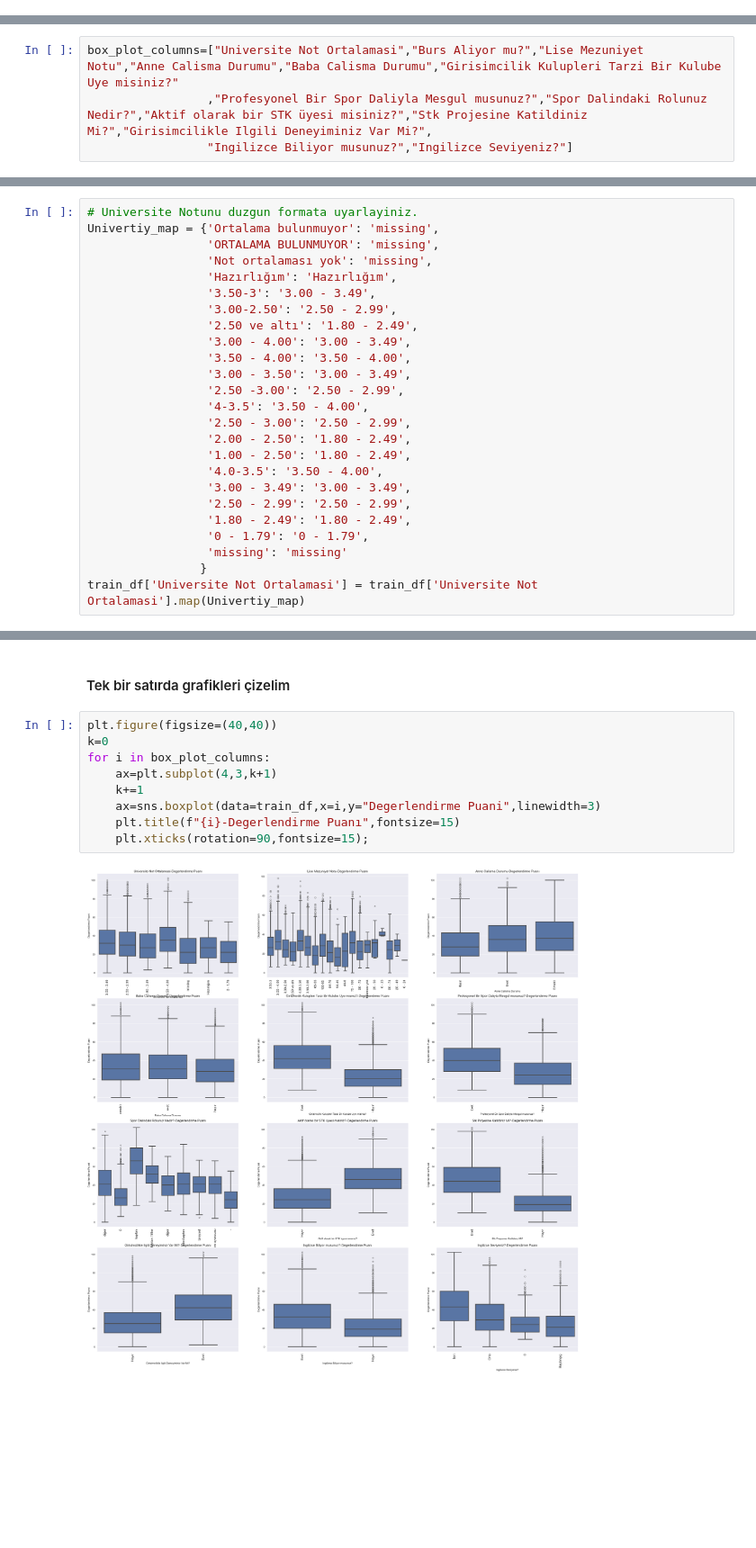
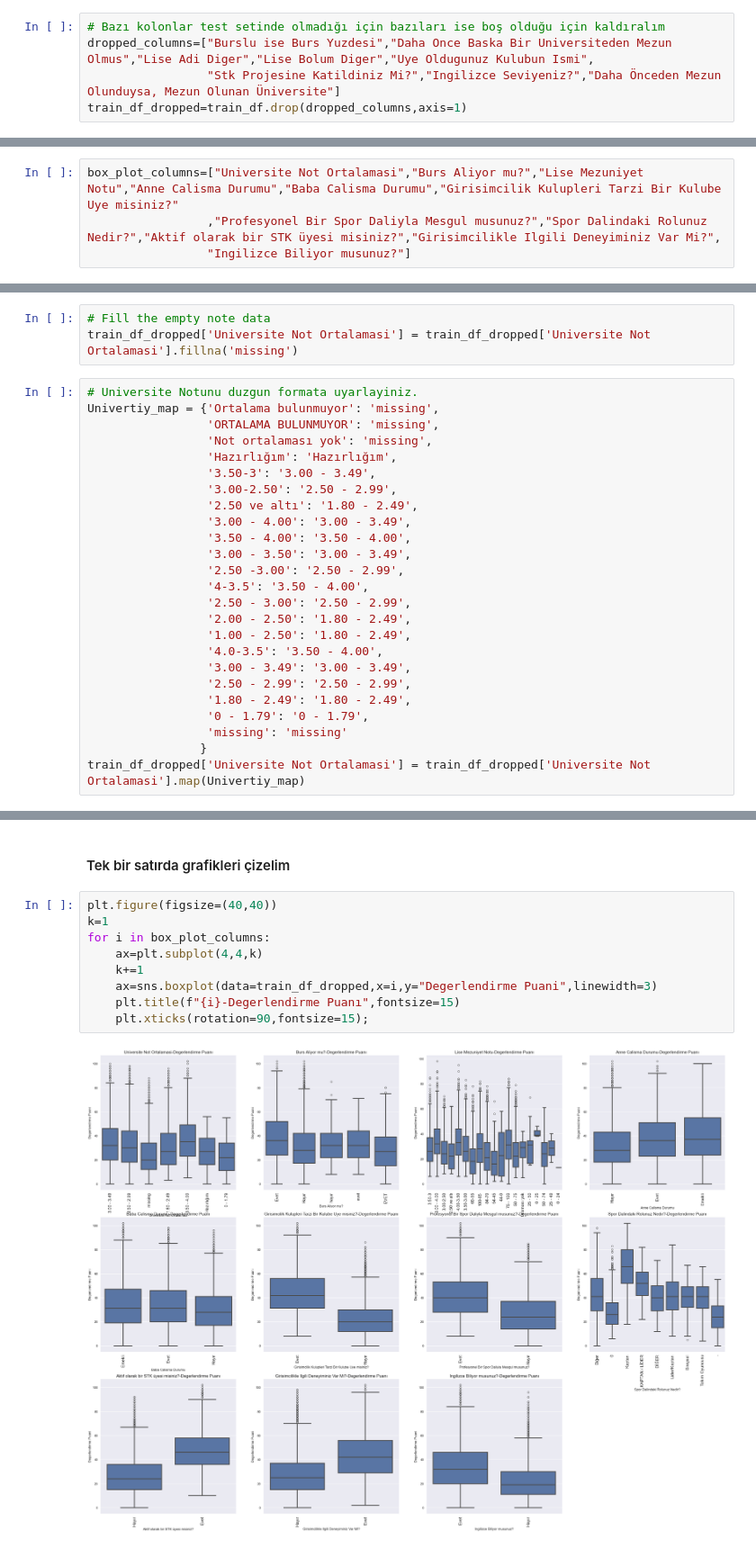
Before and after one commit to yasinkurtulus/Datathon24, a Jupyter notebook: test.ipynb, the cells around one changed output, grey strips where cells are left out. Shown at 90% size. Drawn from its saved outputs; the diff is of its cells as text; blank space fills up the shorter version.

Commit message:
Bazı Kolonlar kaldırıldı. droppped_train_df adlı kolona aktarıldı

```diff
--- a/test.ipynb
+++ b/test.ipynb
@@ -88,3 +87,8 @@ dropped_columns=["Burslu ise Burs Yuzdesi","Universiteden Mezun Olmus","Lise Ad
+# %%
+# Bazı kolonlar test setinde olmadığı için bazıları ise boş olduğu için kaldıralım
+dropped_columns=["Burslu ise Burs Yuzdesi","Daha Once Baska Bir Universiteden Mezun Olmus","Lise Adi Diger","Lise Bolum Diger","Uye Oldugunuz Kulubun Ismi",
+                 "Stk Projesine Katildiniz Mi?","Ingilizce Seviyeniz?","Daha Önceden Mezun Olunduysa, Mezun Olunan Üniversite"]
+train_df_dropped=train_df.drop(dropped_columns,axis=1)
 # %%
 def find_categorical_columns(df):
     cat_columns=[]
@@ -249,8 +248,8 @@ g = sns.jointplot(x="Burslu ise Burs Yuzdesi", y="Degerlendirme Puani", data=tra
 [figure]
 # %%
 box_plot_columns=["Universite Not Ortalamasi","Burs Aliyor mu?","Lise Mezuniyet Notu","Anne Calisma Durumu","Baba Calisma Durumu","Girisimcilik Kulupleri Tarzi Bir Kulube Uye misiniz?"
-                 ,"Profesyonel Bir Spor Daliyla Mesgul musunuz?","Spor Dalindaki Rolunuz Nedir?","Aktif olarak bir STK üyesi misiniz?","Stk Projesine Katildiniz Mi?","Girisimcilikle Ilgili Deneyiminiz Var Mi?",
-                 "Ingilizce Biliyor musunuz?","Ingilizce Seviyeniz?"]
+                 ,"Profesyonel Bir Spor Daliyla Mesgul musunuz?","Spor Dalindaki Rolunuz Nedir?","Aktif olarak bir STK üyesi misiniz?","Girisimcilikle Ilgili Deneyiminiz Var Mi?",
+                 "Ingilizce Biliyor musunuz?"]
 # %%
 train_df["Universite Adi"].value_counts()
 # %% [output]
@@ -302,3 +303,6 @@ make_lowercase(low_columns, train_df)
+# %%
+# Fill the empty note data
+train_df_dropped['Universite Not Ortalamasi'] = train_df_dropped['Universite Not Ortalamasi'].fillna('missing')
 # %%
 # Universite Notunu duzgun formata uyarlayiniz.
 Univertiy_map = {'Ortalama bulunmuyor': 'missing',
@@ -323,4 +327,4 @@ Univertiy_map = {'Ortalama bulunmuyor': 'missing',
                  '0 - 1.79': '0 - 1.79',
                  'missing': 'missing'
                 }
-train_df['Universite Not Ortalamasi'] = train_df['Universite Not Ortalamasi'].map(Univertiy_map)
+train_df_dropped['Universite Not Ortalamasi'] = train_df_dropped['Universite Not Ortalamasi'].map(Univertiy_map)
@@ -328,12 +339,12 @@ train_df['Universite Not Ortalamasi'] = train_df['Universite Not Ortalamasi'].ma
 #### Tek bir satırda grafikleri çizelim
 # %%
 plt.figure(figsize=(40,40))
-k=0
+k=1
 for i in box_plot_columns:
-    ax=plt.subplot(4,3,k+1)
+    ax=plt.subplot(4,4,k)
     k+=1
-    ax=sns.boxplot(data=train_df,x=i,y="Degerlendirme Puani",linewidth=3)
+    ax=sns.boxplot(data=train_df_dropped,x=i,y="Degerlendirme Puani",linewidth=3)
     plt.title(f"{i}-Degerlendirme Puanı",fontsize=15)
     plt.xticks(rotation=90,fontsize=15);
 # %% [output]
-[figure, old version]
+[figure, new version]
```
Also changed, not shown: parts of 16 cells of this notebook.
